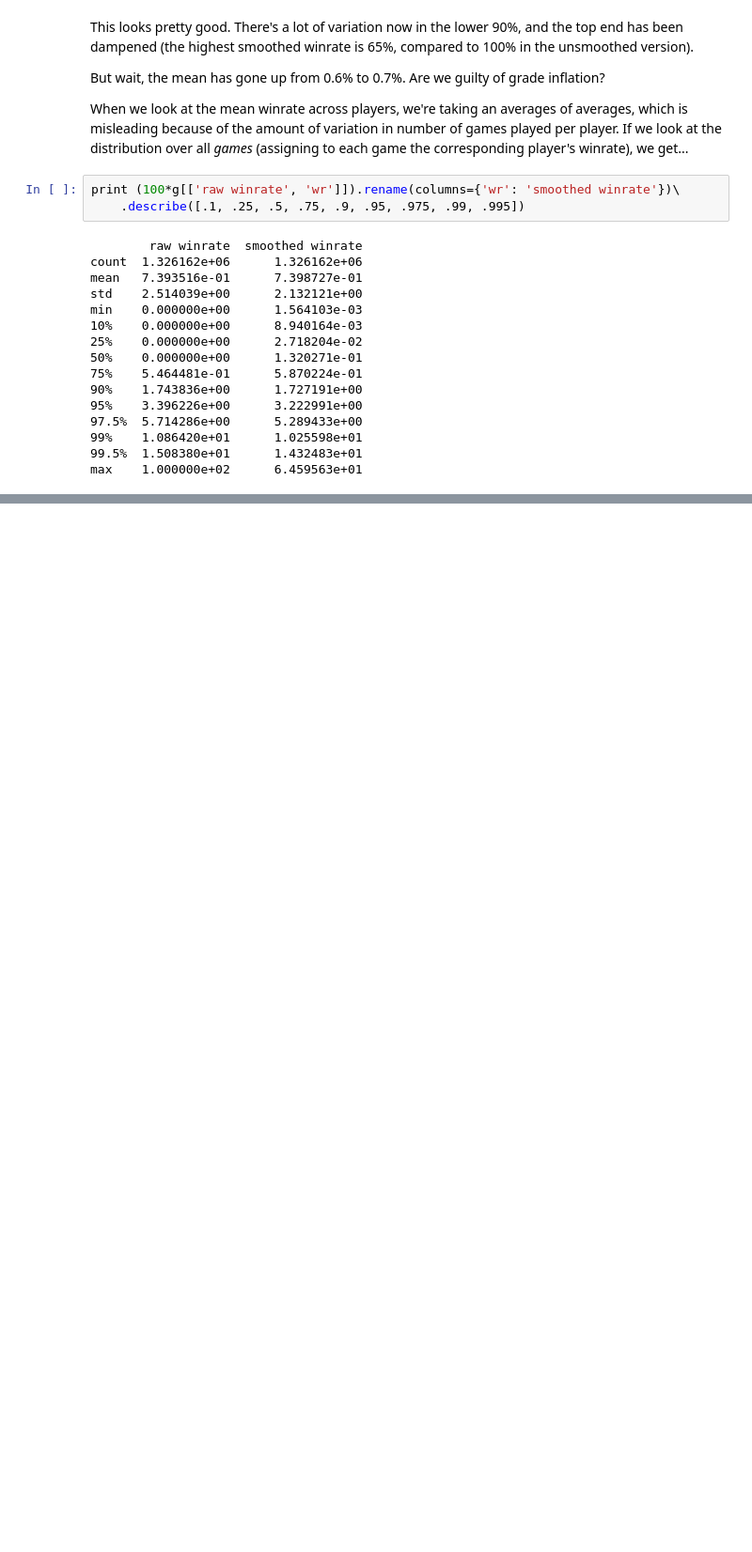
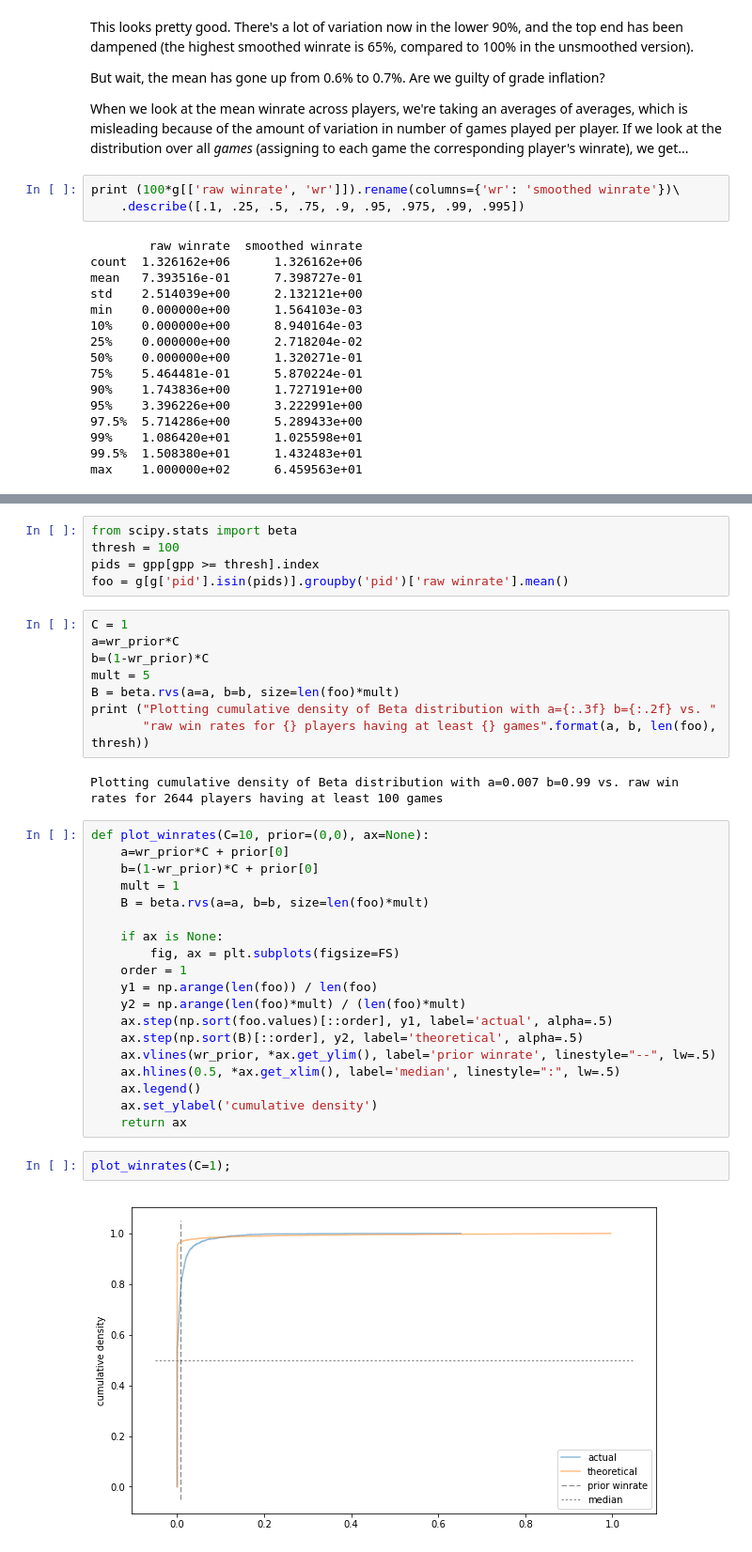
Before and after one commit to colinmorris/crawl-coroner, a Jupyter notebook: players_bp.ipynb, the cells around one changed output, grey strips where cells are left out. Shown at 94% size. Drawn from its saved outputs; the diff is of its cells as text; blank space fills up the shorter version.

```diff
--- a/players_bp.ipynb
+++ b/players_bp.ipynb
@@ -421,0 +437,38 @@ Want to see an example of using this smoothed winrate data? Check out my post on
+# %%
+from scipy.stats import beta
+thresh = 100
+pids = gpp[gpp >= thresh].index
+foo = g[g['pid'].isin(pids)].groupby('pid')['raw winrate'].mean()
+# %%
+C = 1
+a=wr_prior*C
+b=(1-wr_prior)*C
+mult = 5
+B = beta.rvs(a=a, b=b, size=len(foo)*mult)
+print ("Plotting cumulative density of Beta distribution with a={:.3f} b={:.2f} vs. "
+       "raw win rates for {} players having at least {} games".format(a, b, len(foo), thresh))
+# %% [output]
+Plotting cumulative density of Beta distribution with a=0.007 b=0.99 vs. raw win rates for 2644 players having at least 100 games
+# %%
+def plot_winrates(C=10, prior=(0,0), ax=None):
+    a=wr_prior*C + prior[0]
+    b=(1-wr_prior)*C + prior[0]
+    mult = 1
+    B = beta.rvs(a=a, b=b, size=len(foo)*mult)
+
+    if ax is None:
+        fig, ax = plt.subplots(figsize=FS)
+    order = 1
+    y1 = np.arange(len(foo)) / len(foo)
+    y2 = np.arange(len(foo)*mult) / (len(foo)*mult)
+    ax.step(np.sort(foo.values)[::order], y1, label='actual', alpha=.5)
+    ax.step(np.sort(B)[::order], y2, label='theoretical', alpha=.5)
+    ax.vlines(wr_prior, *ax.get_ylim(), label='prior winrate', linestyle="--", lw=.5)
+    ax.hlines(0.5, *ax.get_xlim(), label='median', linestyle=":", lw=.5)
+    ax.legend()
+    ax.set_ylabel('cumulative density')
+    return ax
+# %%
+plot_winrates(C=1);
+# %% [output]
+[figure, added]
```
Also changed, not shown: parts of 15 cells of this notebook, 1 other file.
